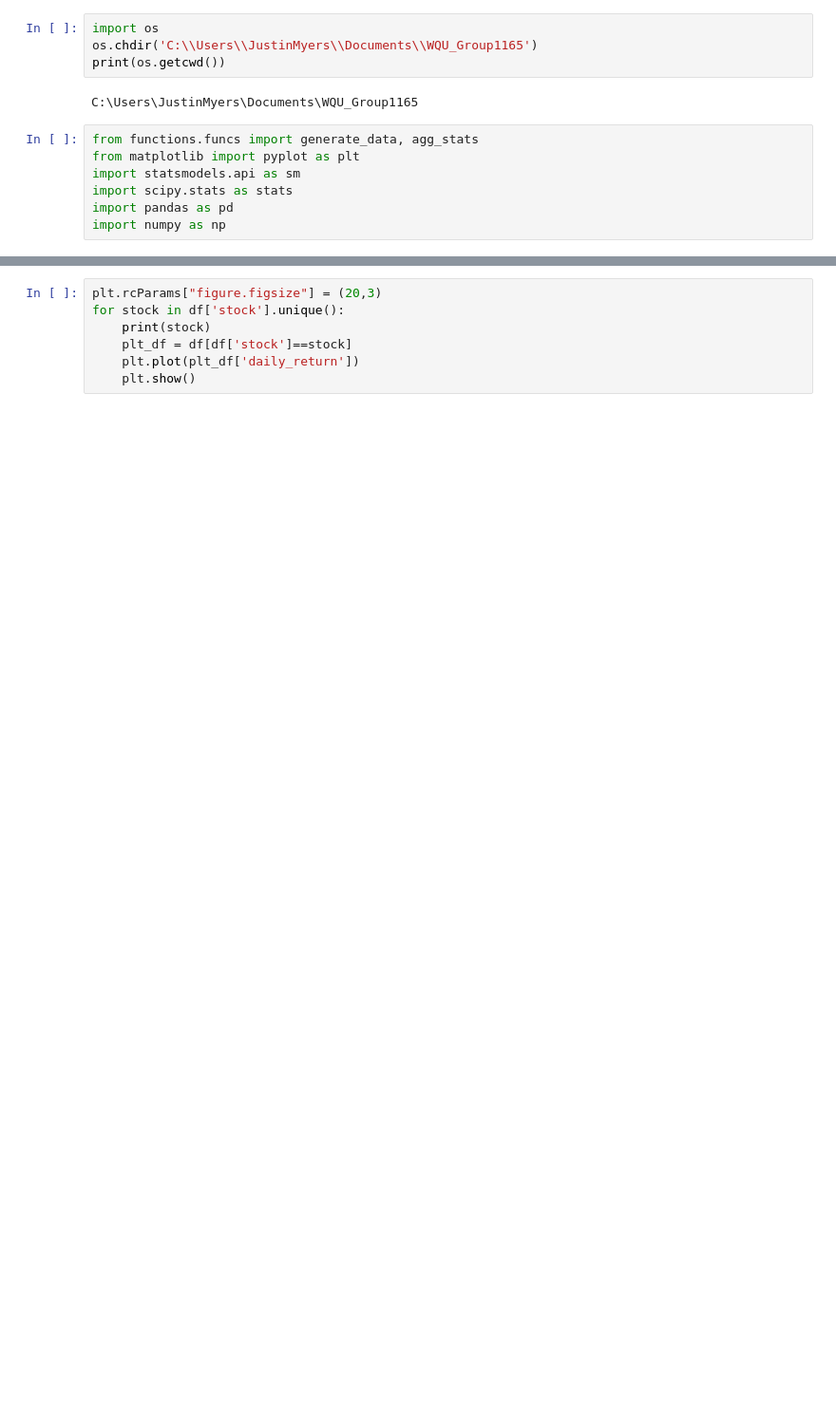
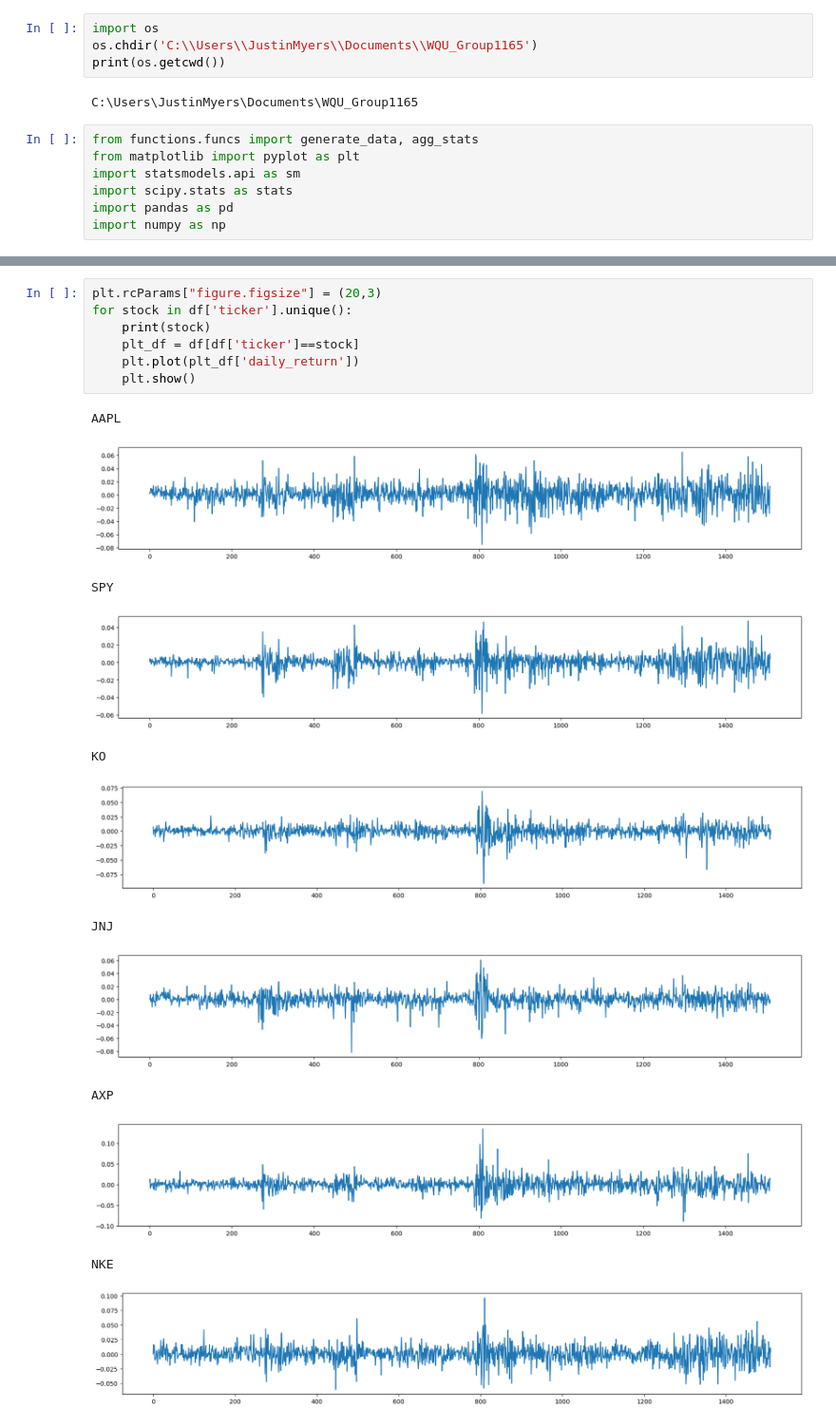
Before and after one commit to justinmyersdata/WQU_Group1165, a Jupyter notebook: data/StocksEDA.ipynb, the cells around one changed output, grey strips where cells are left out. Shown at 95% size. Saved outputs shown, nothing was run; the diff lists cells and outputs as text; blank space fills up the shorter version.

```diff
--- a/data/StocksEDA.ipynb
+++ b/data/StocksEDA.ipynb
@@ -86,7 +116,20 @@ for stock in df['stock'].unique():
 # %%
 plt.rcParams["figure.figsize"] = (20,3)
-for stock in df['stock'].unique():
+for stock in df['ticker'].unique():
     print(stock)
-    plt_df = df[df['stock']==stock]
+    plt_df = df[df['ticker']==stock]
     plt.plot(plt_df['daily_return'])
     plt.show()
+# %% [output]
+AAPL
+[figure, added]
+SPY
+[figure, added]
+KO
+[figure, added]
+JNJ
+[figure, added]
+AXP
+[figure, added]
+NKE
+[figure, added]
```
Also changed, not shown: parts of 13 cells of this notebook, 2 other files.
